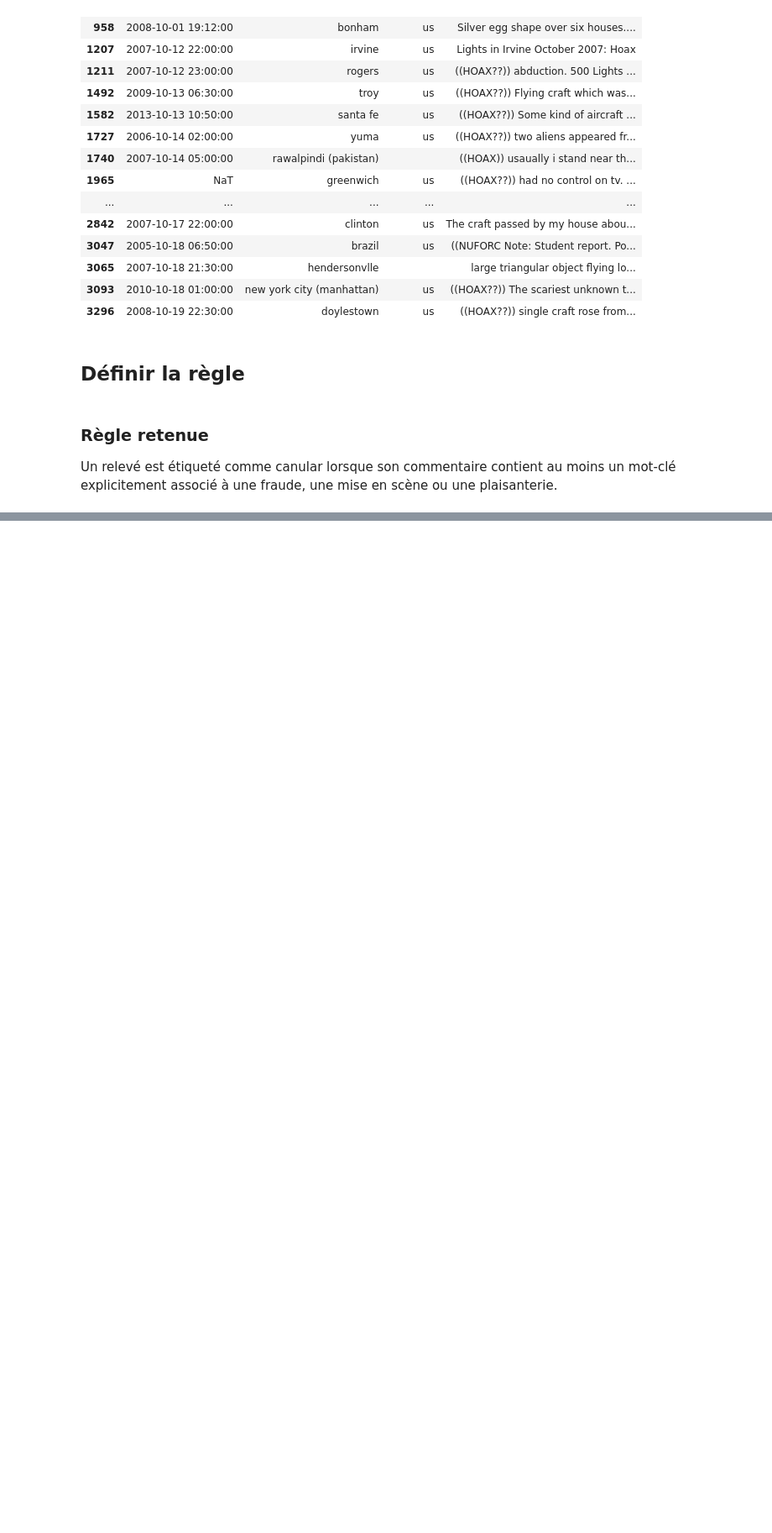
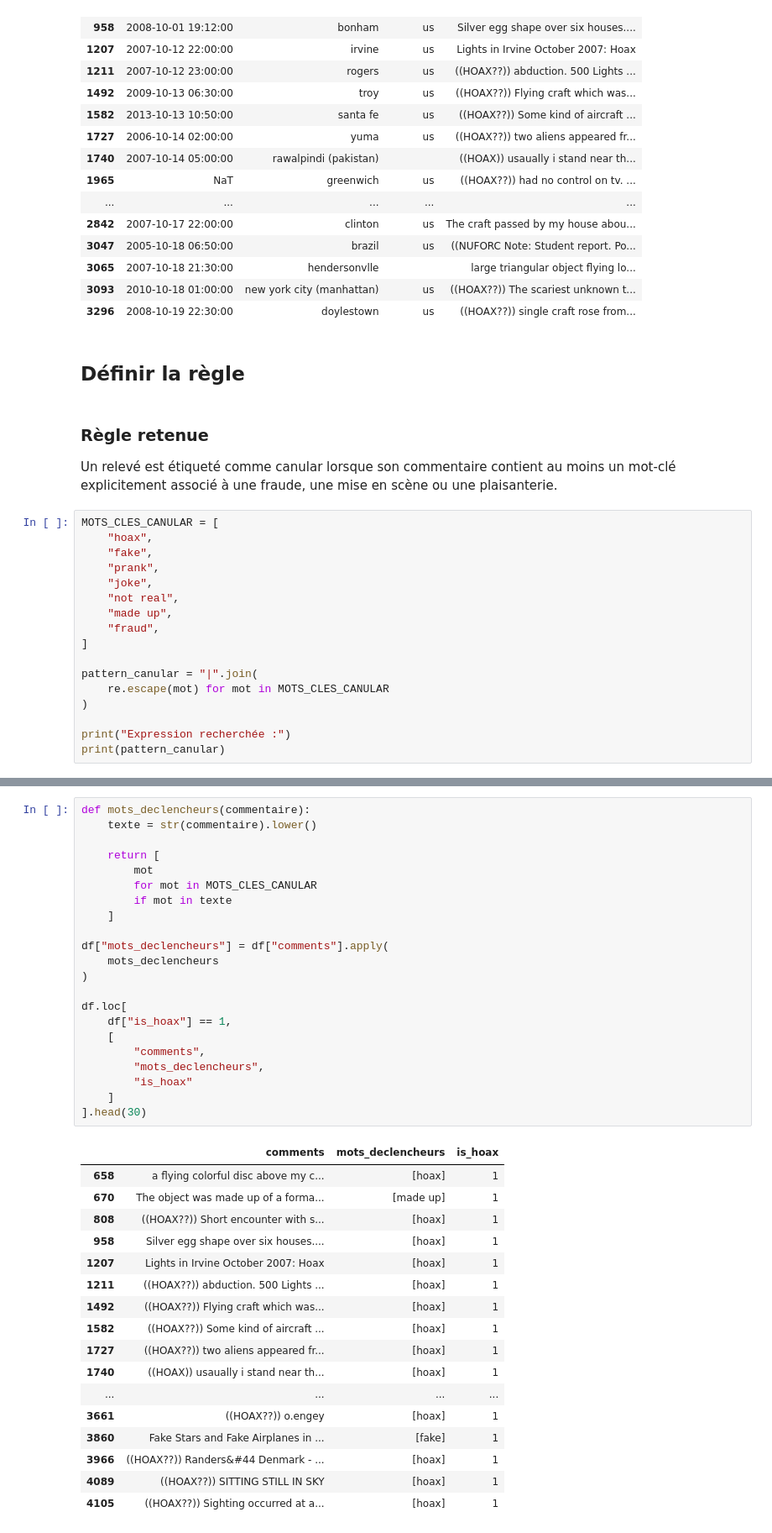
Before and after one commit to McDams/ufo-ml-avance, a Jupyter notebook: notebooks/03_creation_cible.ipynb, the cells around one changed output, grey strips where cells are left out. Shown at 84% size. Drawn from its saved outputs; the diff is of its cells as text; blank space fills up the shorter version.

```diff
--- a/notebooks/03_creation_cible.ipynb
+++ b/notebooks/03_creation_cible.ipynb
@@ -166,3 +166,20 @@ df.loc[
 Un relevé est étiqueté comme canular lorsque son commentaire contient au moins
 un mot-clé explicitement associé à une fraude, une mise en scène ou une
 plaisanterie.
+# %%
+MOTS_CLES_CANULAR = [
+    "hoax",
+    "fake",
+    "prank",
+    "joke",
+    "not real",
+    "made up",
+    "fraud",
+]
+
+pattern_canular = "|".join(
+    re.escape(mot) for mot in MOTS_CLES_CANULAR
+)
+
+print("Expression recherchée :")
+print(pattern_canular)
@@ -168,0 +305,40 @@ plaisanterie.
+# %%
+def mots_declencheurs(commentaire):
+    texte = str(commentaire).lower()
+
+    return [
+        mot
+        for mot in MOTS_CLES_CANULAR
+        if mot in texte
+    ]
+
+df["mots_declencheurs"] = df["comments"].apply(
+    mots_declencheurs
+)
+
+df.loc[
+    df["is_hoax"] == 1,
+    [
+        "comments",
+        "mots_declencheurs",
+        "is_hoax"
+    ]
+].head(30)
+# %% [output]
+|  | comments | mots_declencheurs | is_hoax |
+| 658 | a flying colorful disc above my c... | [hoax] | 1 |
+| 670 | The object was made up of a forma... | [made up] | 1 |
+| 808 | ((HOAX??)) Short encounter with s... | [hoax] | 1 |
+| 958 | Silver egg shape over six houses.... | [hoax] | 1 |
+| 1207 | Lights in Irvine October 2007: Hoax | [hoax] | 1 |
+| 1211 | ((HOAX??)) abduction. 500 Lights ... | [hoax] | 1 |
+| 1492 | ((HOAX??)) Flying craft which was... | [hoax] | 1 |
+| 1582 | ((HOAX??)) Some kind of aircraft ... | [hoax] | 1 |
+| 1727 | ((HOAX??)) two aliens appeared fr... | [hoax] | 1 |
+| 1740 | ((HOAX)) usaually i stand near th... | [hoax] | 1 |
+| ... | ... | ... | ... |
+| 3661 | ((HOAX??)) o.engey | [hoax] | 1 |
+| 3860 | Fake Stars and Fake Airplanes in ... | [fake] | 1 |
+| 3966 | ((HOAX??)) Randers&#44 Denmark - ... | [hoax] | 1 |
+| 4089 | ((HOAX??)) SITTING STILL IN SKY | [hoax] | 1 |
+| 4105 | ((HOAX??)) Sighting occurred at a... | [hoax] | 1 |
```
Also changed, not shown: parts of 14 cells of this notebook.
